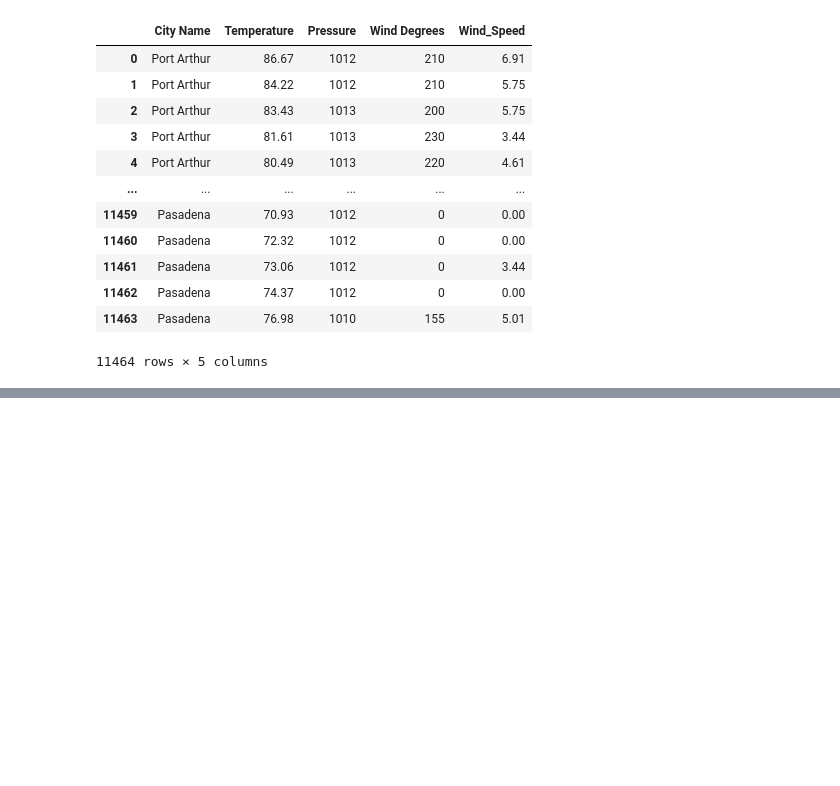
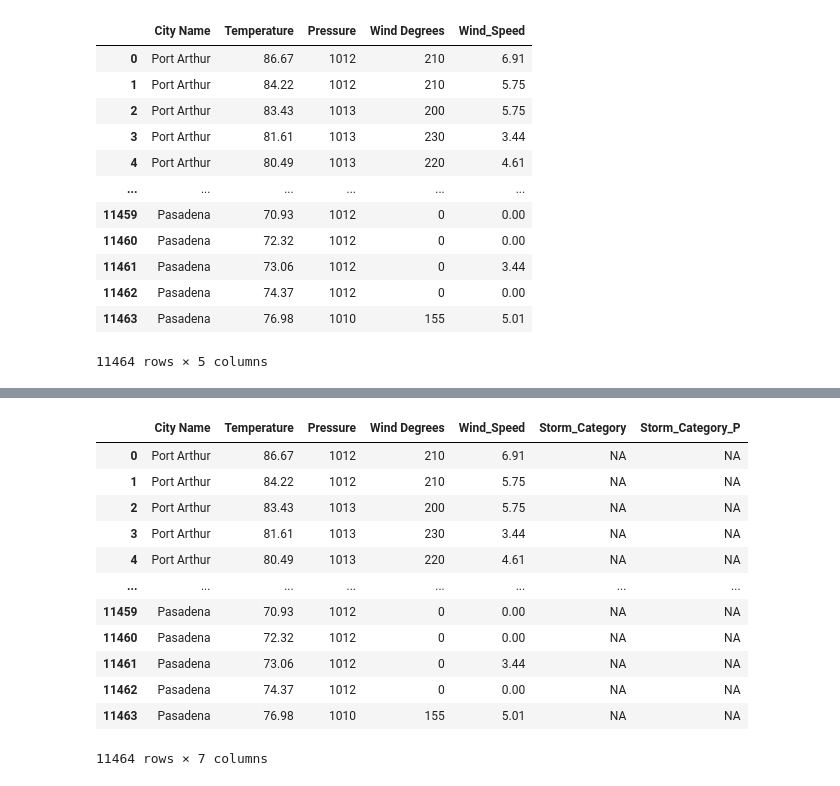
Before and after one commit to jakewmayfield/weather-prediction, a Jupyter notebook: data_retreival.ipynb, the cells around one changed output, grey strips where cells are left out. Saved outputs shown, nothing was run; the diff lists cells and outputs as text; code cells hidden in the pictures; blank space fills up the shorter version.

```diff
--- a/data_retreival.ipynb
+++ b/data_retreival.ipynb
@@ -200,0 +219,3 @@ df2.to_csv("./CSV_Output/city_data.csv", index=False)
+# %%
+city_df2 = pd.read_csv("CSV_Output/city_data.csv")
+city_df2
@@ -200,0 +236,18 @@ df2.to_csv("./CSV_Output/city_data.csv", index=False)
+# %%
+city_df2["Storm_Category"] = ["NA" if x <=40 else "TS" if x <=55 else "LS" if x <=70 else "HU" for x in city_df2["Wind_Speed"]]
+city_df2["Storm_Category_P"] = ["NA" if x >=1008 else "TS" if x >=990 else "LS" if x >=950 else "HU" for x in city_df2["Pressure"]]
+city_df2
+# %% [output]
+|  | City Name | Temperature | Pressure | Wind Degrees | Wind_Speed | Storm_Category | Storm_Category_P |
+| 0 | Port Arthur | 86.67 | 1012 | 210 | 6.91 | NA | NA |
+| 1 | Port Arthur | 84.22 | 1012 | 210 | 5.75 | NA | NA |
+| 2 | Port Arthur | 83.43 | 1013 | 200 | 5.75 | NA | NA |
+| 3 | Port Arthur | 81.61 | 1013 | 230 | 3.44 | NA | NA |
+| 4 | Port Arthur | 80.49 | 1013 | 220 | 4.61 | NA | NA |
+| ... | ... | ... | ... | ... | ... | ... | ... |
+| 11459 | Pasadena | 70.93 | 1012 | 0 | 0.00 | NA | NA |
+| 11460 | Pasadena | 72.32 | 1012 | 0 | 0.00 | NA | NA |
+| 11461 | Pasadena | 73.06 | 1012 | 0 | 3.44 | NA | NA |
+| 11462 | Pasadena | 74.37 | 1012 | 0 | 0.00 | NA | NA |
+| 11463 | Pasadena | 76.98 | 1010 | 155 | 5.01 | NA | NA |
+11464 rows × 7 columns
```
Also changed, not shown: parts of 4 cells of this notebook, 2 other files.
